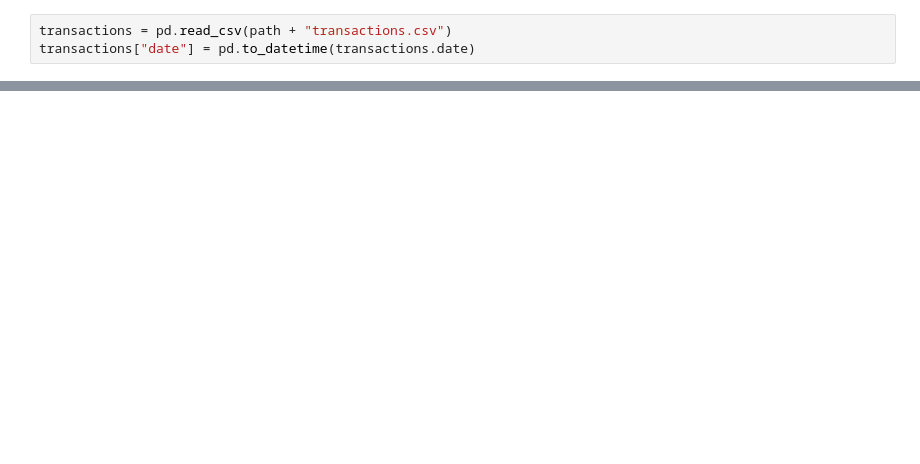
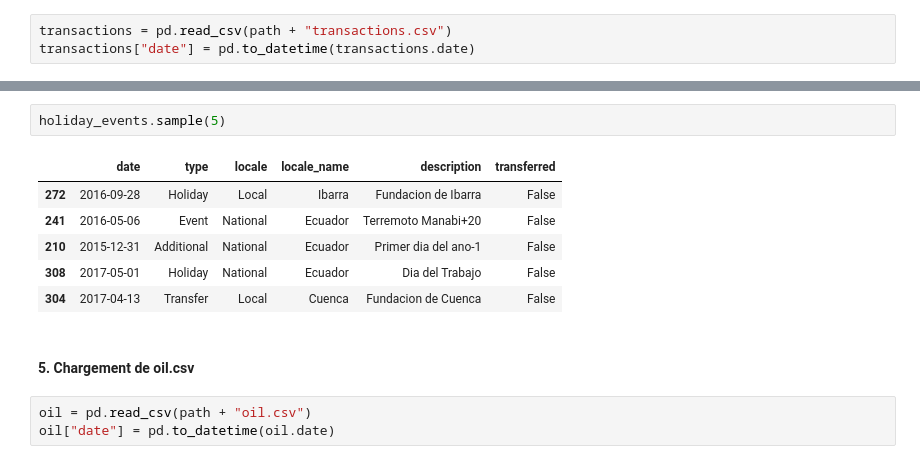
Before and after one commit to ikarioh/competiton_kaggle, a Jupyter notebook: 01_Exploration_&_Datavisualisation.ipynb, the cells around one changed output, grey strips where cells are left out. Cells and saved outputs as stored; diff of their text form; blank space fills up the shorter version.

```diff
--- a/01_Exploration_&_Datavisualisation.ipynb
+++ b/01_Exploration_&_Datavisualisation.ipynb
@@ -264,0 +211,14 @@ transferred - Indicates whether the holiday was transferred to another date (Tru
+# %%
+holiday_events.sample(5)
+# %% [output]
+|  | date | type | locale | locale_name | description | transferred |
+| 272 | 2016-09-28 | Holiday | Local | Ibarra | Fundacion de Ibarra | False |
+| 241 | 2016-05-06 | Event | National | Ecuador | Terremoto Manabi+20 | False |
+| 210 | 2015-12-31 | Additional | National | Ecuador | Primer dia del ano-1 | False |
+| 308 | 2017-05-01 | Holiday | National | Ecuador | Dia del Trabajo | False |
+| 304 | 2017-04-13 | Transfer | Local | Cuenca | Fundacion de Cuenca | False |
+# %% [markdown]
+#### **5.  Chargement de oil.csv**
+# %%
+oil = pd.read_csv(path + "oil.csv")
+oil["date"] = pd.to_datetime(oil.date)
```
Also changed, not shown: parts of 29 cells of this notebook.
